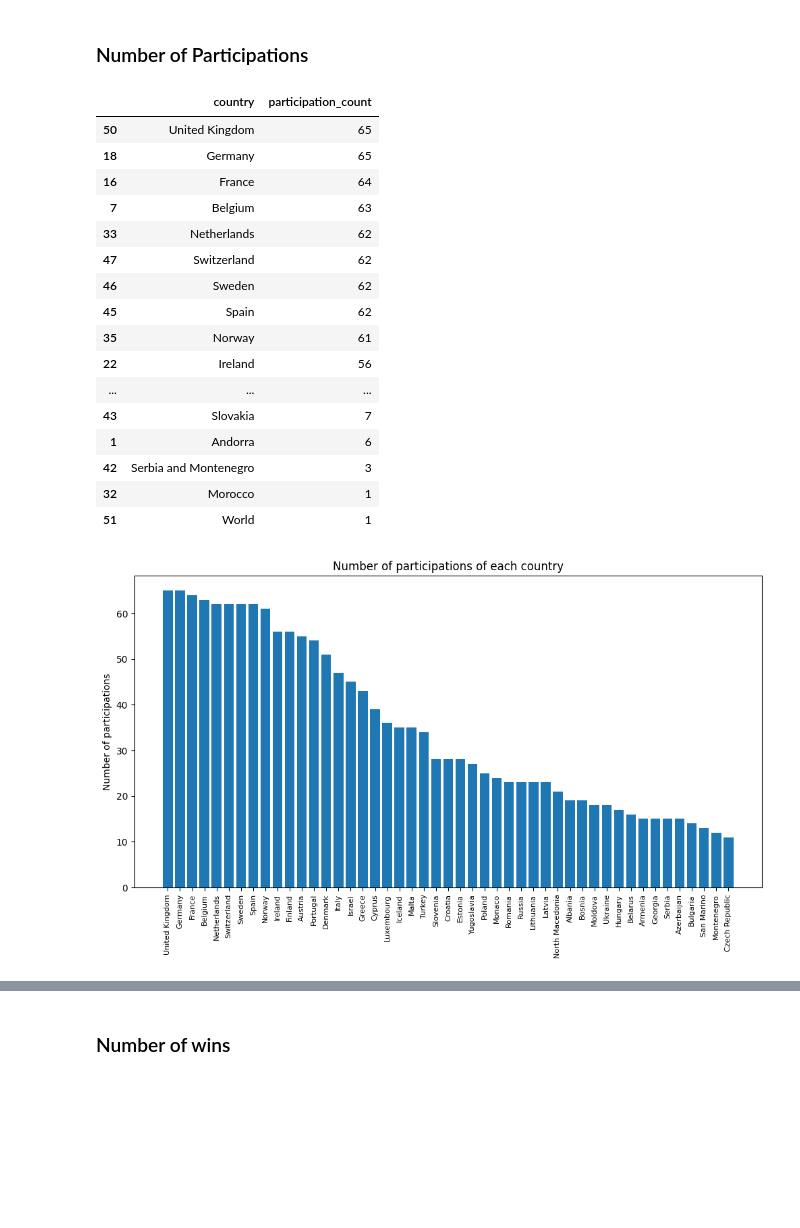
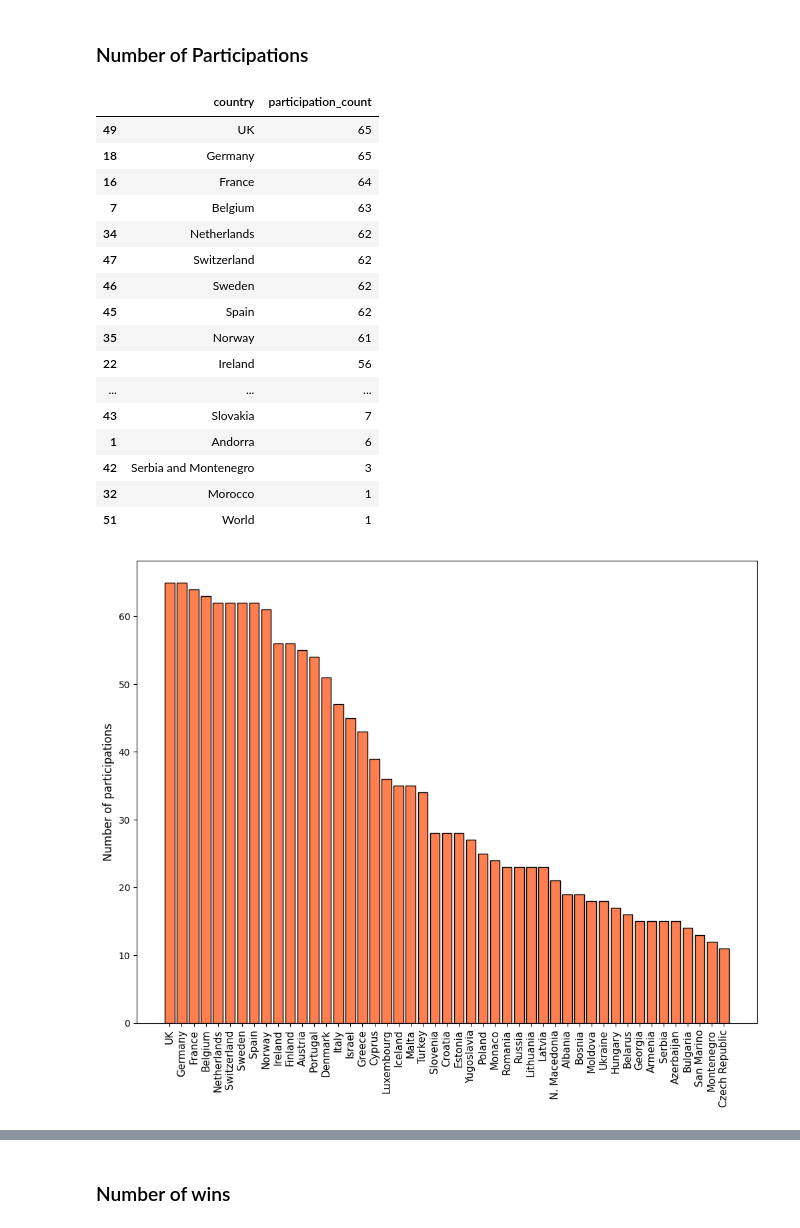
Before and after one commit to Mate1Coll/Eurovision_Contest_Analysis, a Jupyter notebook: Notebook.ipynb, the cells around one changed output, grey strips where cells are left out. Saved outputs shown, nothing was run; the diff lists cells and outputs as text; code cells hidden in the pictures; blank space fills up the shorter version.

```diff
--- a/Notebook.ipynb
+++ b/Notebook.ipynb
@@ -93,7 +94,7 @@ country_id_to_name = {
     'es': 'Spain',
     'fi': 'Finland',
     'fr': 'France',
-    'gb': 'United Kingdom',
+    'gb': 'UK',
     'ge': 'Georgia',
     'gr': 'Greece',
     'hr': 'Croatia',
@@ -109,7 +110,7 @@ country_id_to_name = {
     'mc': 'Monaco',
     'md': 'Moldova',
     'me': 'Montenegro',
-    'mk': 'North Macedonia',
+    'mk': 'N. Macedonia',
     'mt': 'Malta',
     'nl': 'Netherlands',
     'no': 'Norway',
@@ -193,11 +194,11 @@ participation_counts = participation_counts.sort_values('participation_count', a
 participation_counts[['country', 'participation_count']]
 # %% [output]
 |  | country | participation_count |
-| 50 | United Kingdom | 65 |
+| 49 | UK | 65 |
 | 18 | Germany | 65 |
 | 16 | France | 64 |
 | 7 | Belgium | 63 |
-| 33 | Netherlands | 62 |
+| 34 | Netherlands | 62 |
 | 47 | Switzerland | 62 |
 | 46 | Sweden | 62 |
 | 45 | Spain | 62 |
@@ -212,15 +213,16 @@ participation_counts[['country', 'participation_count']]
 # %%
 # Plot the number of participations of each country with a minimum of 10 participations
 x = participation_counts[participation_counts['participation_count'] >= 10]
 
-plt.figure(figsize=(12, 6))
-plt.bar(x['country'], x['participation_count'])
-plt.xticks(rotation=90, fontsize=8)
-plt.ylabel('Number of participations')
-plt.title('Number of participations of each country')
+plt.figure(figsize=(12, 9))
+plt.bar(x['country'], x['participation_count'], color='coral', edgecolor='k')
+plt.xticks(rotation=90, fontsize=11)
+plt.ylabel('Number of participations', fontsize=12)
+# plt.title('Number of participations of each country')
+plt.savefig('Images/Number_of_participations_of_each_country.png')
 plt.show()
 # %% [output]
-[figure, old version]
+[figure, new version]
 # %%
 countries = np.array(participation_counts['country'])
 print('Countries:', countries)
```
Also changed, not shown: parts of 42 cells of this notebook, 9 other files.
